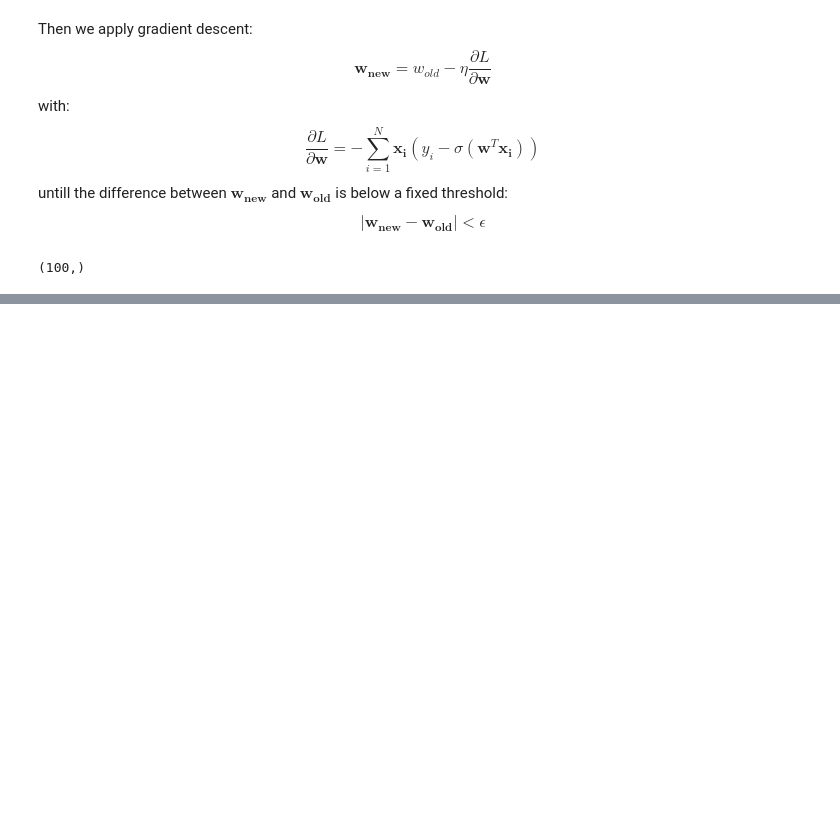
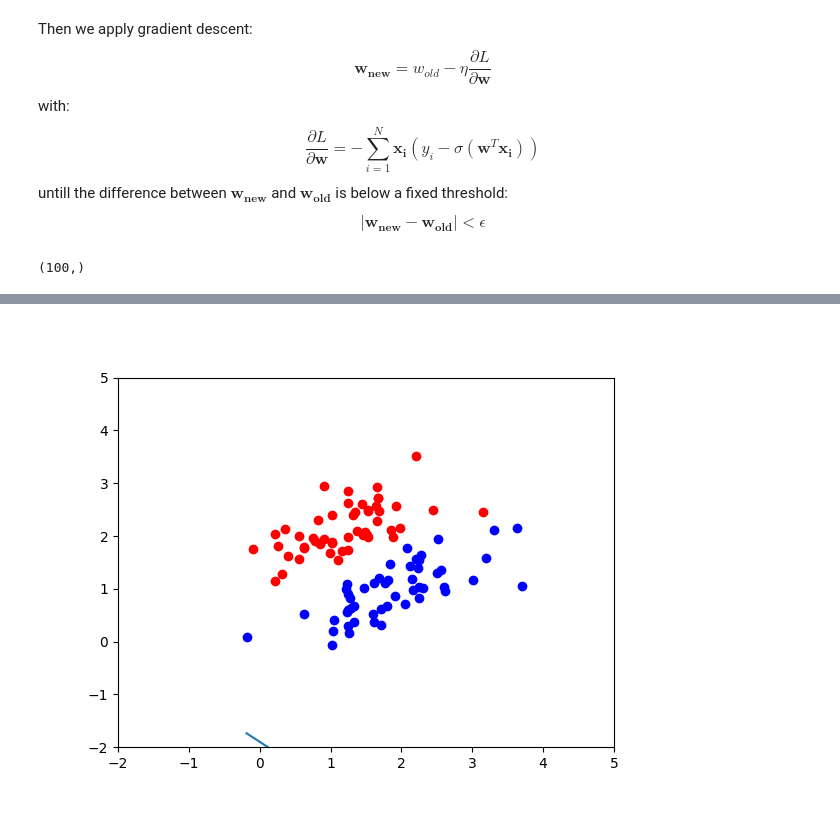
Before and after one commit to giorgiodema/Machine-Learning-2023, a Jupyter notebook: notebooks/04classification.ipynb, the cells around one changed output, grey strips where cells are left out. Saved outputs shown, nothing was run; the diff lists cells and outputs as text; code cells hidden in the pictures; blank space fills up the shorter version.

```diff
--- a/notebooks/04classification.ipynb
+++ b/notebooks/04classification.ipynb
@@ -286,0 +287,34 @@ plt.show()
+# %%
+%matplotlib ipympl
+from matplotlib.animation import FuncAnimation
+from functools import partial
+fig,ax = plt.subplots()
+ax.set_xlim([-2, 5])
+ax.set_ylim([-2, 5])
+ax.scatter(x=X_1[:,0],y=X_1[:,1],c="r")
+ax.scatter(x=X_2[:,0],y=X_2[:,1],c="b")
+
+args = [
+    np.zeros_like(w), # w_old
+    w                 # w_new
+]
+ln, =ax.plot(x,dec_surface(x,args[1]))
+
+def init():
+    return ln,
+
+def update(frame):
+    args[0] = args[1]
+    grad = gradient(X,args[0],y_true)
+    args[1] = args[0] - eta*grad
+    ln.set_data(x,dec_surface(x,args[1]))
+    return ln,
+
+ani = FuncAnimation(
+    fig,
+    update,
+    frames=np.linspace(0, step),
+                    init_func=init, blit=False,interval=500)
+plt.show()
+# %% [output]
+[figure, added]
```
Also changed, not shown: parts of 5 cells of this notebook.
